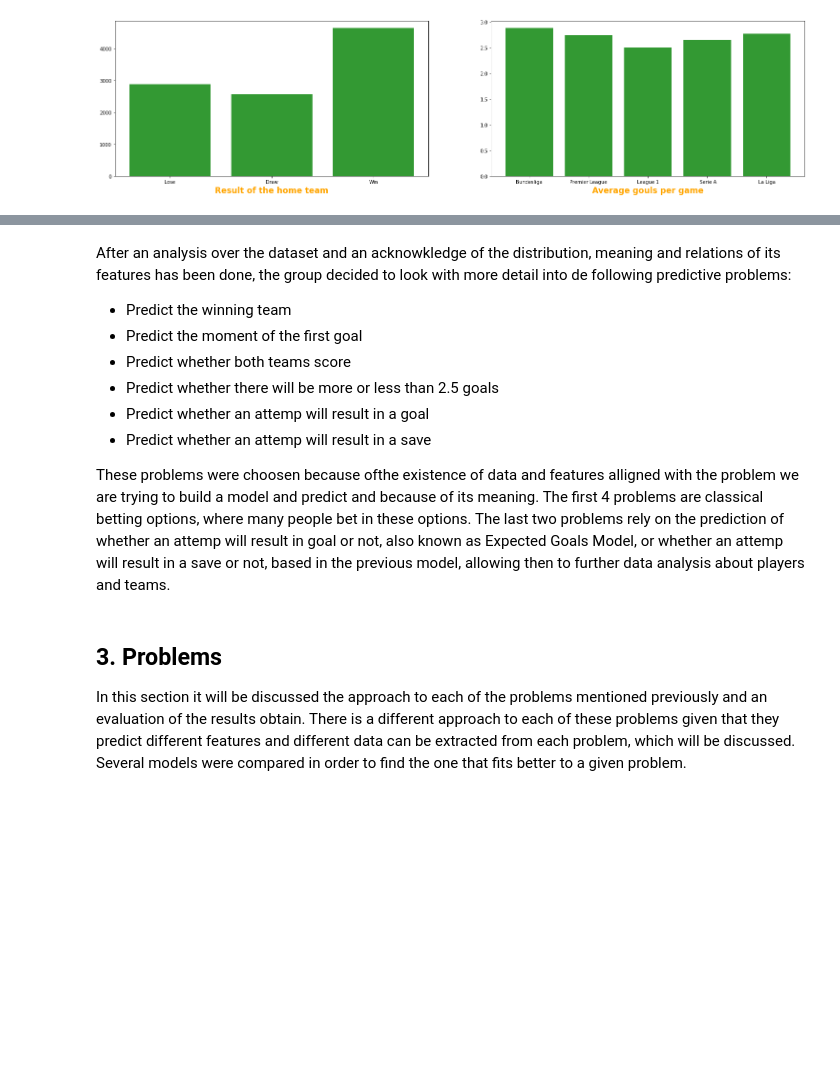
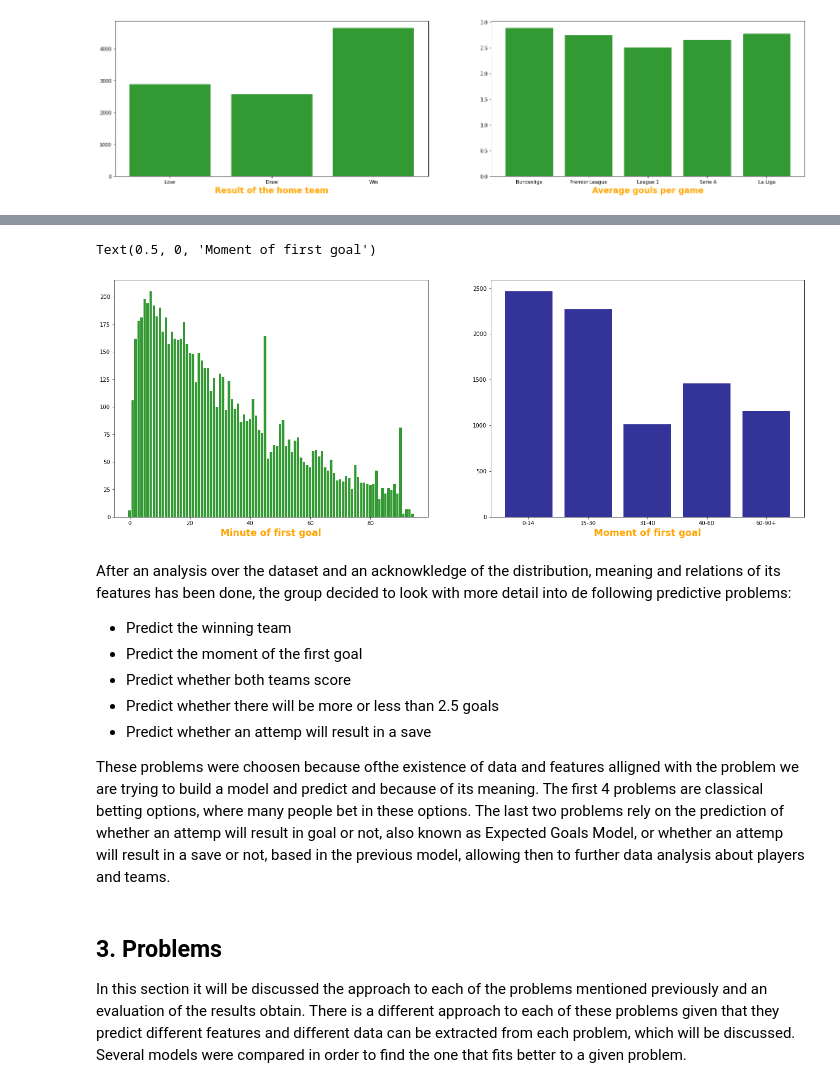
Before and after one commit to gmtorres/MIEIC_19_20_IART, a Jupyter notebook: Proj2/report.ipynb, the cells around one changed output, grey strips where cells are left out. Drawn from its saved outputs; the diff is of its cells as text; code cells hidden in the pictures; blank space fills up the shorter version.

```diff
--- a/Proj2/report.ipynb
+++ b/Proj2/report.ipynb
@@ -268,10 +274,32 @@ Name: player, Length: 291, dtype: float64
+# %%
+goals = events[(events.is_goal == 1)]
+moments = goals.merge(ginf, how="left").groupby("id_odsp").first()[['time']]
+moments1 = moments.groupby("time")['time'].count()
+
+plt.figure(figsize=(35, 8))
+plt.subplot(131)
+plt.bar(moments1.index.values, moments1.ravel(),color=(0.2,0.6,0.2,1))
+plt.xlabel('Minute of first goal',fontweight='bold', color = 'orange', fontsize='17')
+
+col = 'time'
+conditions = [moments[col] < 15 , moments[col] <=30 , moments[col] <=40 , moments[col] <=60 , moments[col] > 60]
+choices = [1 , 2 , 3, 4 , 5]
+moments['time_moment'] = np.select(conditions,choices,default=np.nan)
+moments = moments[['time_moment']].groupby("time_moment")['time_moment'].count()
+moments
+
+plt.subplot(132)
+plt.bar(['0-14','15-30','31-40','40-60','60-90+'], moments.ravel(),color=(0.2,0.2,0.6,1))
+plt.xlabel('Moment of first goal',fontweight='bold', color = 'orange', fontsize='17')
+# %% [output]
+Text(0.5, 0, 'Moment of first goal')
+[figure, added]
 # %% [markdown]
 After an analysis over the dataset and an acknowkledge of the distribution, meaning and relations of its features has been done, the group decided to look with more detail into de following predictive problems:
 * Predict the winning team
 * Predict the moment of the first goal
 * Predict whether both teams score
 * Predict whether there will be more or less than 2.5 goals
-* Predict whether an attemp will result in a goal
 * Predict whether an attemp will result in a save
 
 These problems were choosen because ofthe existence of data and features alligned with the problem we are trying to build a model and predict and because of its meaning. The first 4 problems are classical betting options, where many people bet in these options. The last two problems rely on the prediction of whether an attemp will result in goal or not, also known as Expected Goals Model, or whether an attemp will result in a save or not, based in the previous model, allowing then to further data analysis about players and teams.
```
Also changed, not shown: parts of 7 cells of this notebook.
